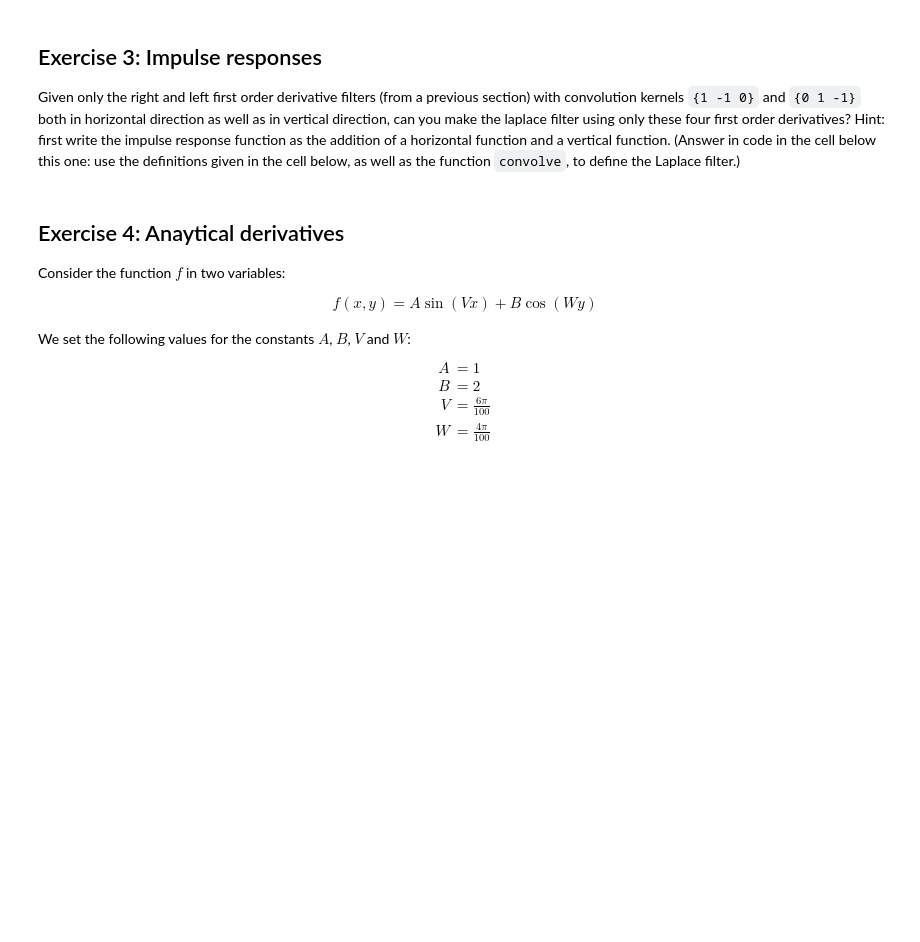
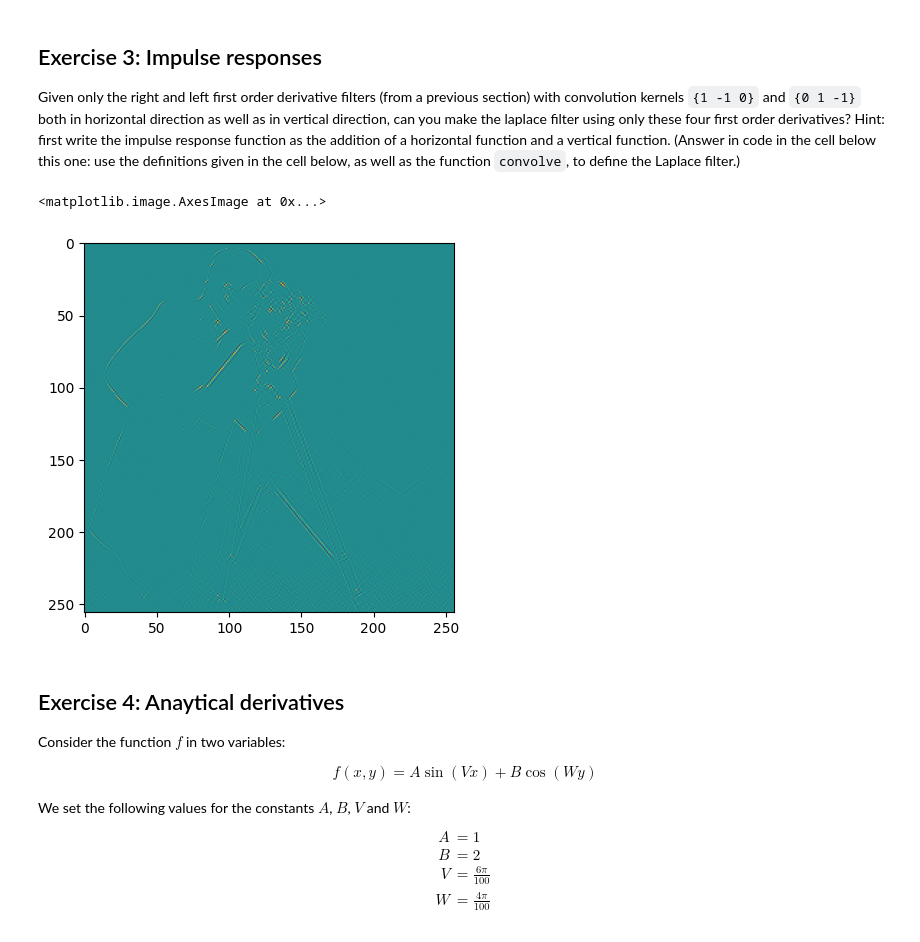
Before and after one commit to Joshua6125/computer-vision, a Jupyter notebook: week_3/3_convolutions_and_local_structure.ipynb, the cells around one changed output. Cells and saved outputs as stored; diff of their text form; code cells hidden in the pictures; blank space fills up the shorter version.

```diff
--- a/week_3/3_convolutions_and_local_structure.ipynb
+++ b/week_3/3_convolutions_and_local_structure.ipynb
@@ -173,15 +173,22 @@ Given only the right and left first order derivative filters (from a previous se
 # %%
 def laplace_derivatives(I):
     """
     Using only the convolve function and these four filters, compute the laplace filter of I.
     """
     Dleft = np.array([[ 0,  1, -1]])
     Dright = np.array([[ 1, -1,  0]])
     Dup = Dleft.T
     Ddown = Dright.T
 
-    # YOUR CODE HERE (Replace this and the following line with your code)
-    raise NotImplementedError()
+    Dx2 = Dright - Dleft
+    Dy2 = Ddown - Dup
+
+    return convolve(I, Dy2 @ Dx2)
+
+plt.imshow(laplace_derivatives(Fcam))
+# %% [output]
+<matplotlib.image.AxesImage at 0x...>
+[figure, added]
 # %% [markdown]
 ## Exercise 4: Anaytical derivatives
 
```
Also changed, not shown: parts of 1 cell of this notebook.
